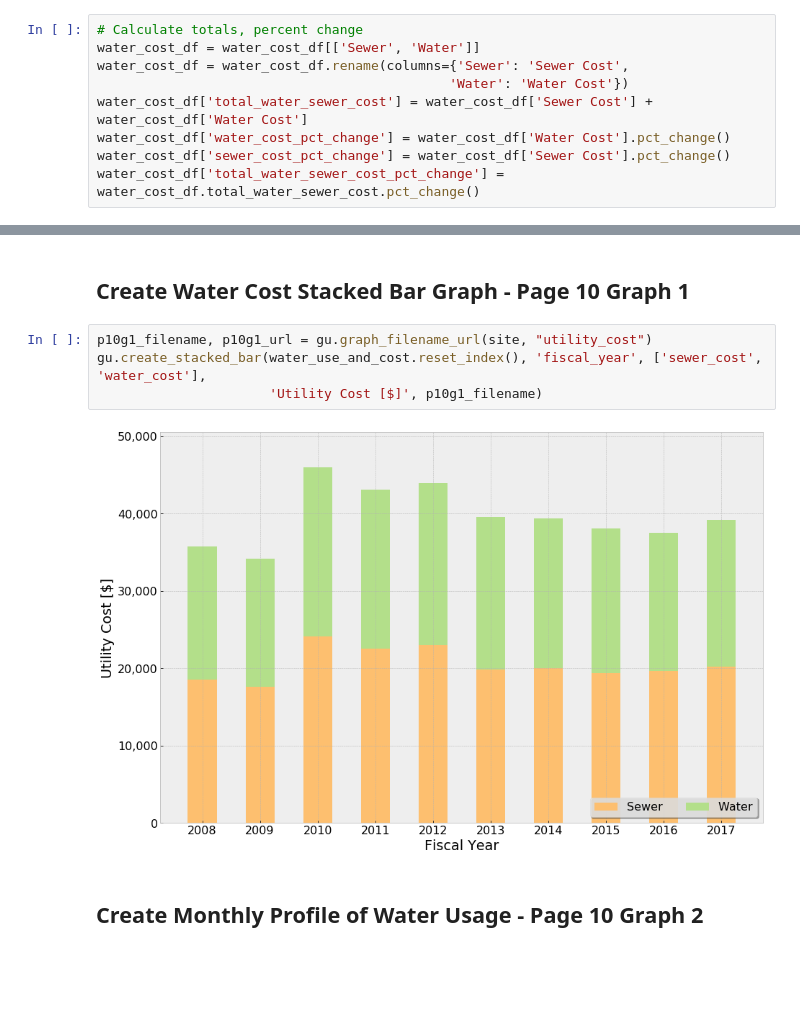
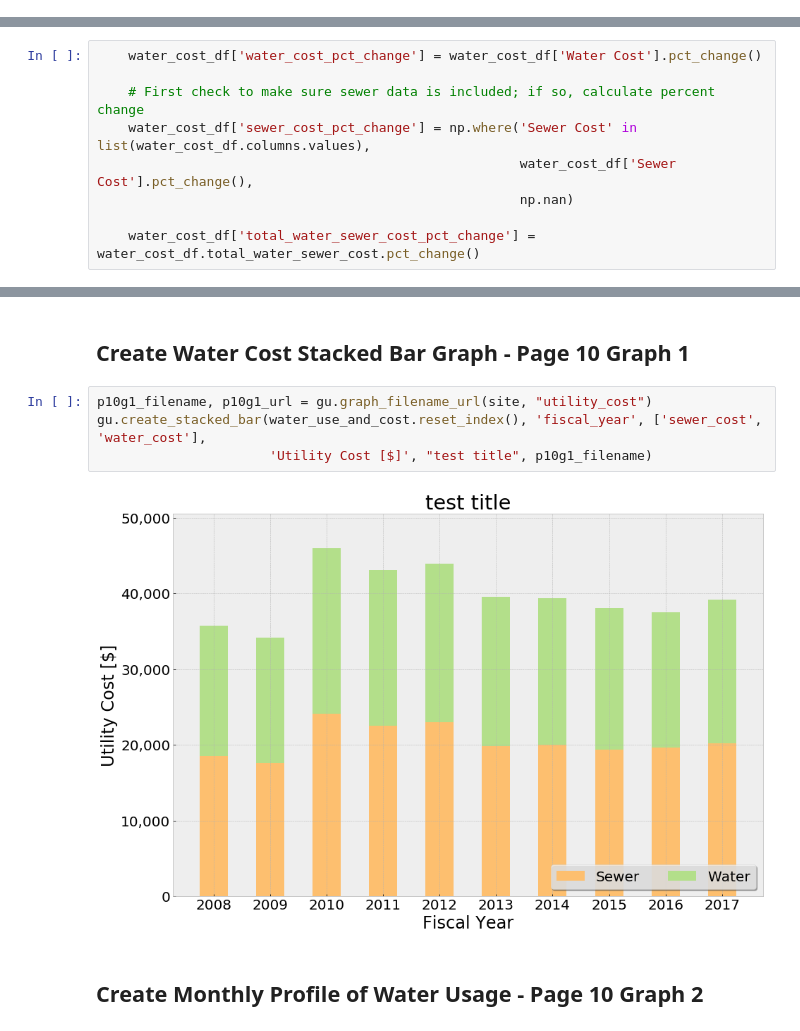
Before and after one commit to alanmitchell/fnsb-benchmark, a Jupyter notebook: testing/utility_dashboard_data.ipynb, the cells around one changed output, grey strips where cells are left out. Cells and saved outputs as stored; diff of their text form; blank space fills up the shorter version.

```diff
--- a/testing/utility_dashboard_data.ipynb
+++ b/testing/utility_dashboard_data.ipynb
@@ -1511,12 +1497,3 @@ water_cost_df.head()
 | 2008 | 213135.022187 | NaN | 15560.320114 | 18513.418866 | 17242.660168 |
 | 2009 | 200554.873496 | 116398.452000 | 30202.520595 | 17648.170849 | 16545.263403 |
 | 2010 | 232795.478576 | 13314.745167 | 124264.351905 | 24156.588500 | 21808.169107 |
-# %%
-# Calculate totals, percent change
-water_cost_df = water_cost_df[['Sewer', 'Water']]
-water_cost_df = water_cost_df.rename(columns={'Sewer': 'Sewer Cost',
-                                             'Water': 'Water Cost'})
-water_cost_df['total_water_sewer_cost'] = water_cost_df['Sewer Cost'] + water_cost_df['Water Cost']
-water_cost_df['water_cost_pct_change'] = water_cost_df['Water Cost'].pct_change()
-water_cost_df['sewer_cost_pct_change'] = water_cost_df['Sewer Cost'].pct_change()
-water_cost_df['total_water_sewer_cost_pct_change'] = water_cost_df.total_water_sewer_cost.pct_change()
@@ -1523,3 +1513,12 @@ water_cost_df['total_water_sewer_cost_pct_change'] = water_cost_df.total_water_s
+# %%
+    water_cost_df['water_cost_pct_change'] = water_cost_df['Water Cost'].pct_change()
+
+    # First check to make sure sewer data is included; if so, calculate percent change
+    water_cost_df['sewer_cost_pct_change'] = np.where('Sewer Cost' in list(water_cost_df.columns.values),
+                                                      water_cost_df['Sewer Cost'].pct_change(),
+                                                      np.nan)
+
+    water_cost_df['total_water_sewer_cost_pct_change'] = water_cost_df.total_water_sewer_cost.pct_change()
 # %%
 # Merge use and cost dataframes
 water_use_and_cost = pd.merge(water_cost_df, water_gal_df, left_index=True, right_index=True, how='outer')
@@ -1569,9 +1568,9 @@ water_use_and_cost
 # %%
 p10g1_filename, p10g1_url = gu.graph_filename_url(site, "utility_cost")
 gu.create_stacked_bar(water_use_and_cost.reset_index(), 'fiscal_year', ['sewer_cost', 'water_cost'],
-                      'Utility Cost [$]', p10g1_filename)
+                      'Utility Cost [$]', "test title", p10g1_filename)
 # %% [output]
-[figure, old version]
+[figure, new version]
 # %% [markdown]
 ## Create Monthly Profile of Water Usage - Page 10 Graph 2
 # %%
```
Also changed, not shown: parts of 15 cells of this notebook, 4 other files.
